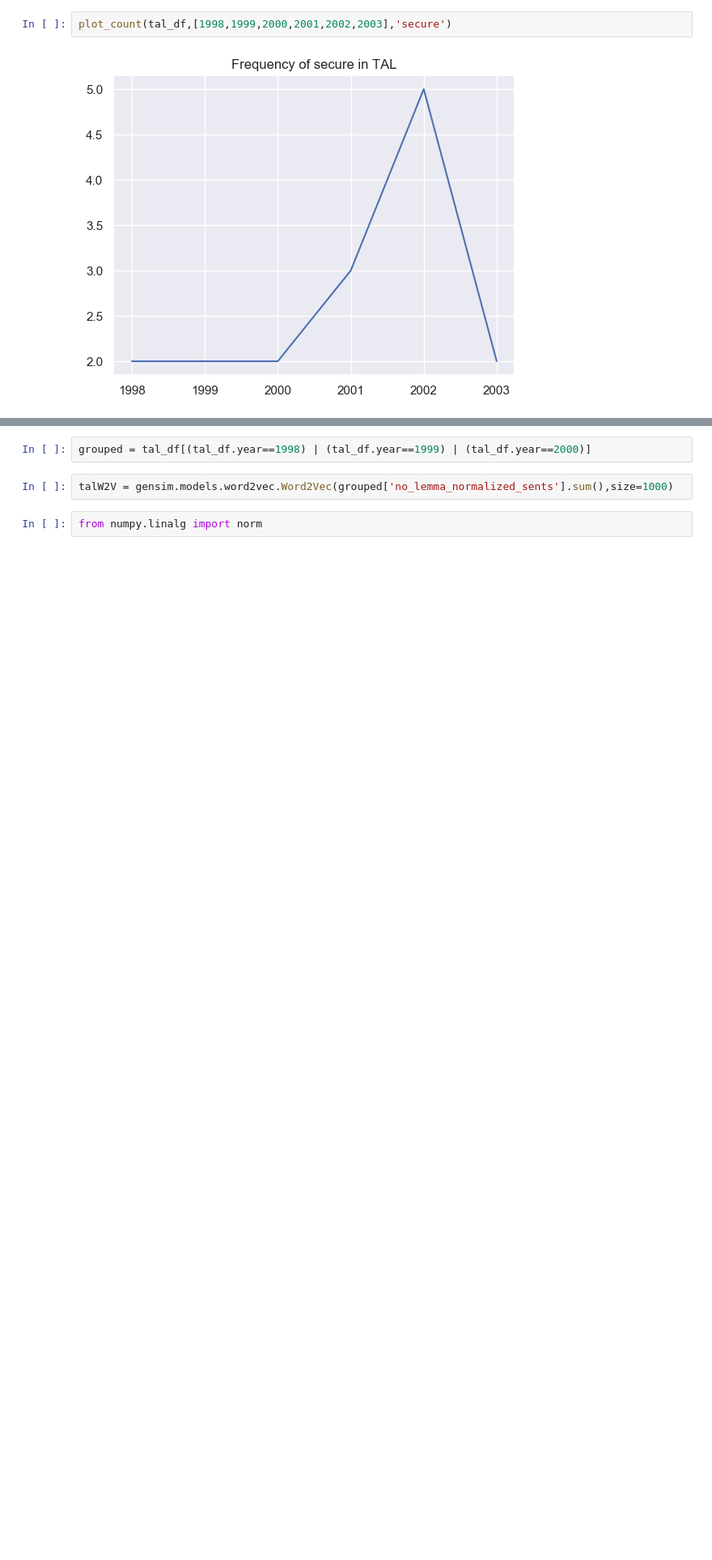
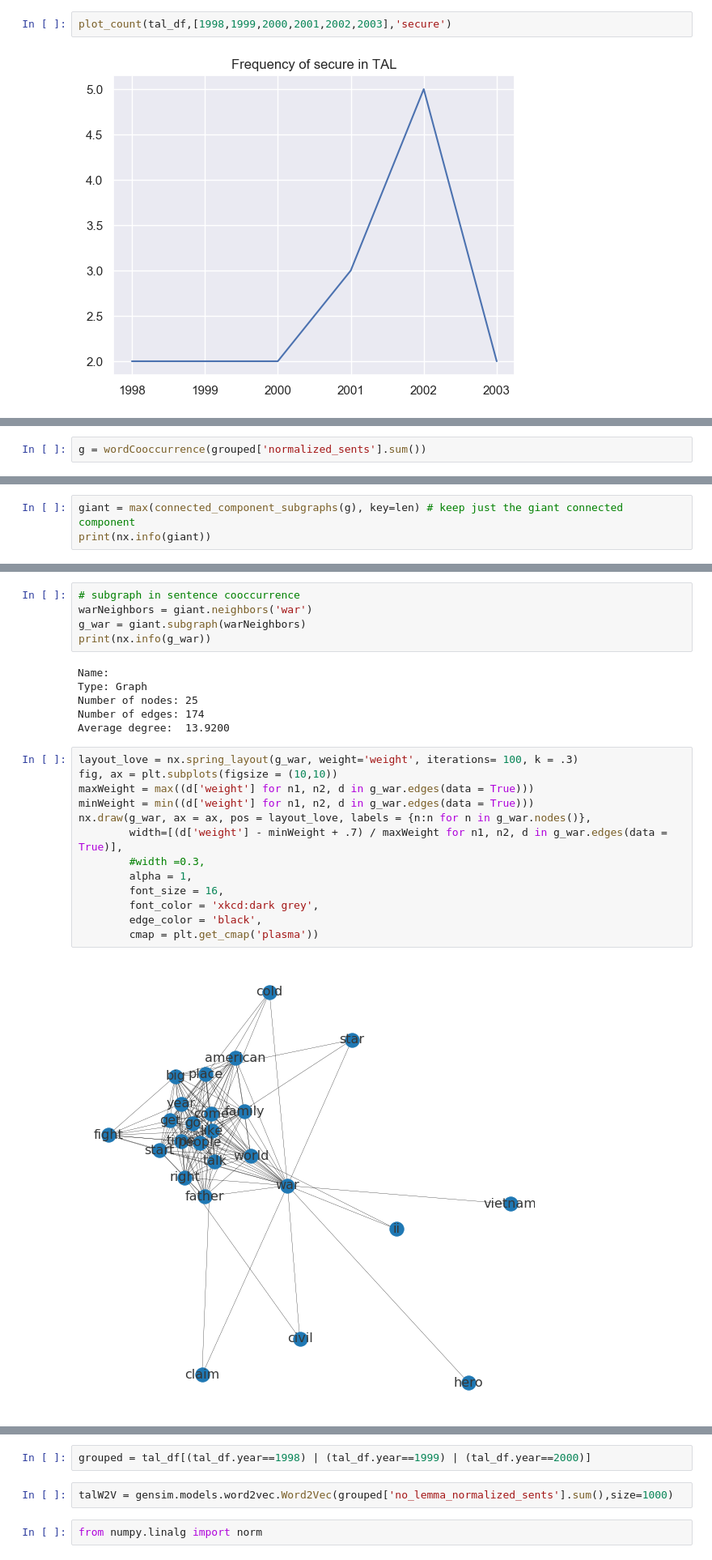
Before and after one commit to laurenjli/nlp-tal, a Jupyter notebook: events_analysis.ipynb, the cells around one changed output, grey strips where cells are left out. Shown at 81% size. Drawn from its saved outputs; the diff is of its cells as text; blank space fills up the shorter version.

```diff
--- a/events_analysis.ipynb
+++ b/events_analysis.ipynb
@@ -494,0 +631,2 @@ plot_count(tal_df,[1998,1999,2000,2001,2002,2003],'secure')
+# %%
+g = wordCooccurrence(grouped['normalized_sents'].sum())
@@ -494,0 +639,3 @@ plot_count(tal_df,[1998,1999,2000,2001,2002,2003],'secure')
+# %%
+giant = max(connected_component_subgraphs(g), key=len) # keep just the giant connected component
+print(nx.info(giant))
@@ -495,3 +648,29 @@ plot_count(tal_df,[1998,1999,2000,2001,2002,2003],'secure')
+# %%
+# subgraph in sentence cooccurrence
+warNeighbors = giant.neighbors('war')
+g_war = giant.subgraph(warNeighbors)
+print(nx.info(g_war))
+# %% [output]
+Name:
+Type: Graph
+Number of nodes: 25
+Number of edges: 174
+Average degree:  13.9200
+# %%
+layout_love = nx.spring_layout(g_war, weight='weight', iterations= 100, k = .3)
+fig, ax = plt.subplots(figsize = (10,10))
+maxWeight = max((d['weight'] for n1, n2, d in g_war.edges(data = True)))
+minWeight = min((d['weight'] for n1, n2, d in g_war.edges(data = True)))
+nx.draw(g_war, ax = ax, pos = layout_love, labels = {n:n for n in g_war.nodes()},
+        width=[(d['weight'] - minWeight + .7) / maxWeight for n1, n2, d in g_war.edges(data = True)],
+        #width =0.3,
+        alpha = 1,
+        font_size = 16,
+        font_color = 'xkcd:dark grey',
+        edge_color = 'black',
+        cmap = plt.get_cmap('plasma'))
+# %% [output]
+[figure, added]
 # %% [markdown]
 ## Word Embeddings
 
```
Also changed, not shown: parts of 27 cells of this notebook, 1 other file.
